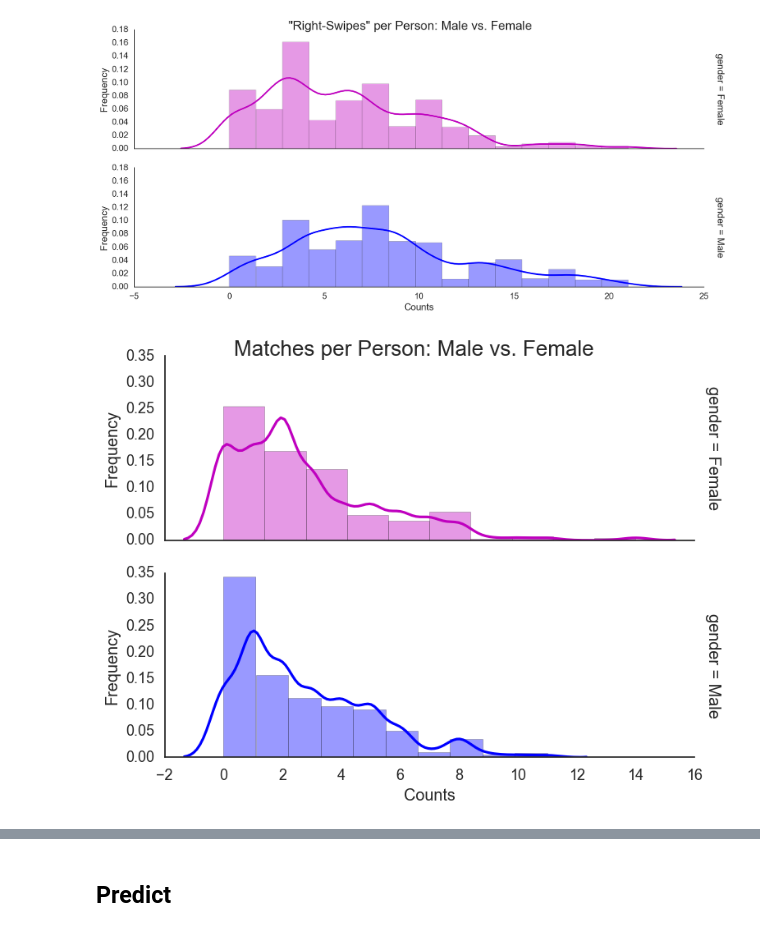
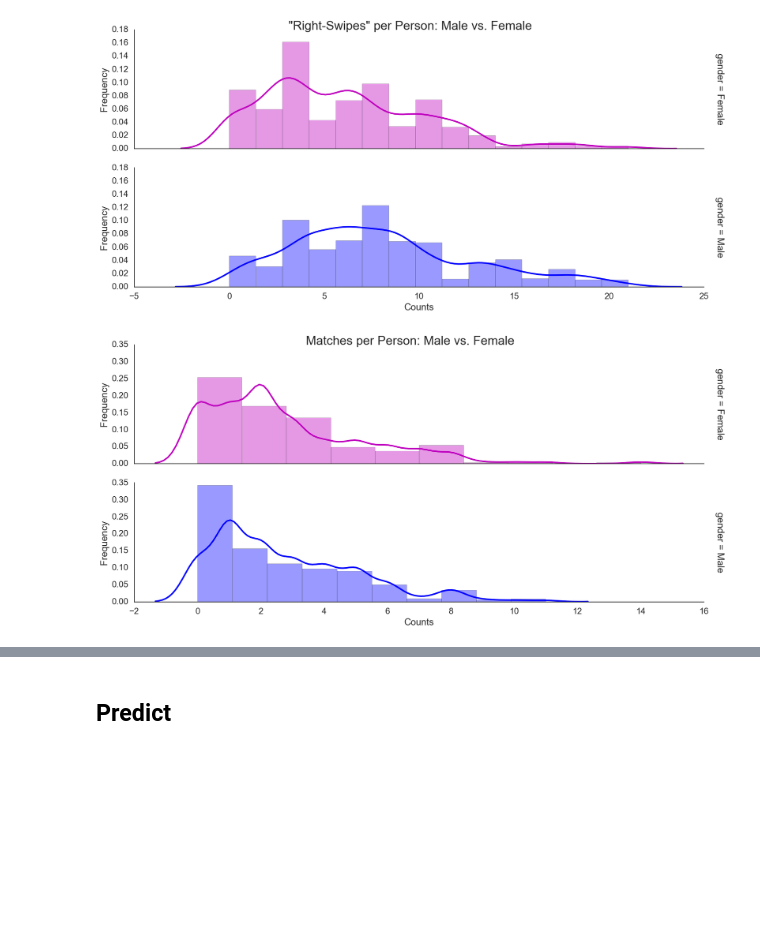
Before and after one commit to sethkaufee/Dating-Data, a Jupyter notebook: Speed Dating/match_prediction.ipynb, the cells around one changed output, grey strips where cells are left out. Saved outputs shown, nothing was run; the diff lists cells and outputs as text; code cells hidden in the pictures; blank space fills up the shorter version.

Commit message:
plot and nb

```diff
--- a/Speed Dating/match_prediction.ipynb
+++ b/Speed Dating/match_prediction.ipynb
@@ -117,22 +117,21 @@ plt.show();
 # %%
 minmax = MinMaxScaler(feature_range=(0,5))
 
 explore_frame['match_person'] = explore_frame.groupby(['iid'])['match'].transform(lambda x: (~x.astype(bool)).sum())
 explore_frame['match_person'] = explore_frame['round'] - explore_frame['match_person']
 
 g = sns.FacetGrid(explore_frame, row='gender', hue='gender', palette={"Female":'m',"Male":'b'},
-                  aspect=2.5,size=3,margin_titles=True,)
+                  aspect=4,size=4,margin_titles=True,)
 
 g.fig.suptitle('Matches per Person: Male vs. Female',fontsize='large')
 g.map(sns.distplot,'match_person',bins=10,)
 g.set_xlabels(label='Counts')
 g.set_ylabels(label='Frequency')
-g.savefig('../Assets/matches_per_person.svg', format='svg', dpi=1200,bbox_inches='tight')
-
+g.savefig('../Assets/matches_per_person.svg', format='svg', dpi=1200,bbox_inches='tight',transparent=True)
 
 plt.show();
 # %% [output]
-[figure, old version]
+[figure, new version]
 # %%
 iid_attributes = attributes_frame.groupby('iid').first().drop(['pid','match']+unique_date,axis=1)
 iid_attributes[['field', 'field_cd', 'from', 'career']] = iid_attributes[['field', 'field_cd', 'from', 'career']].apply(lambda x: x.astype('category'))
```
Also changed, not shown: parts of 28 cells of this notebook.
